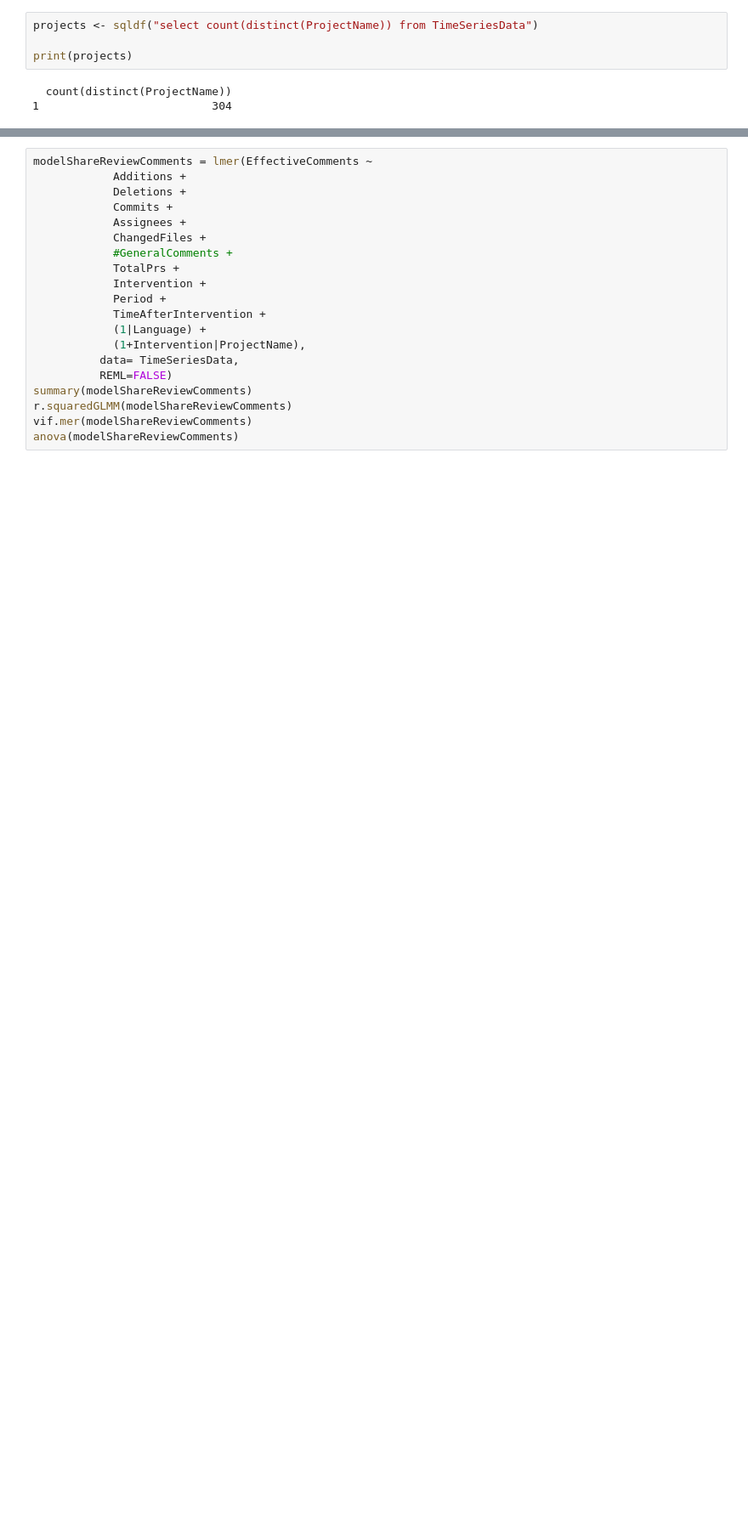
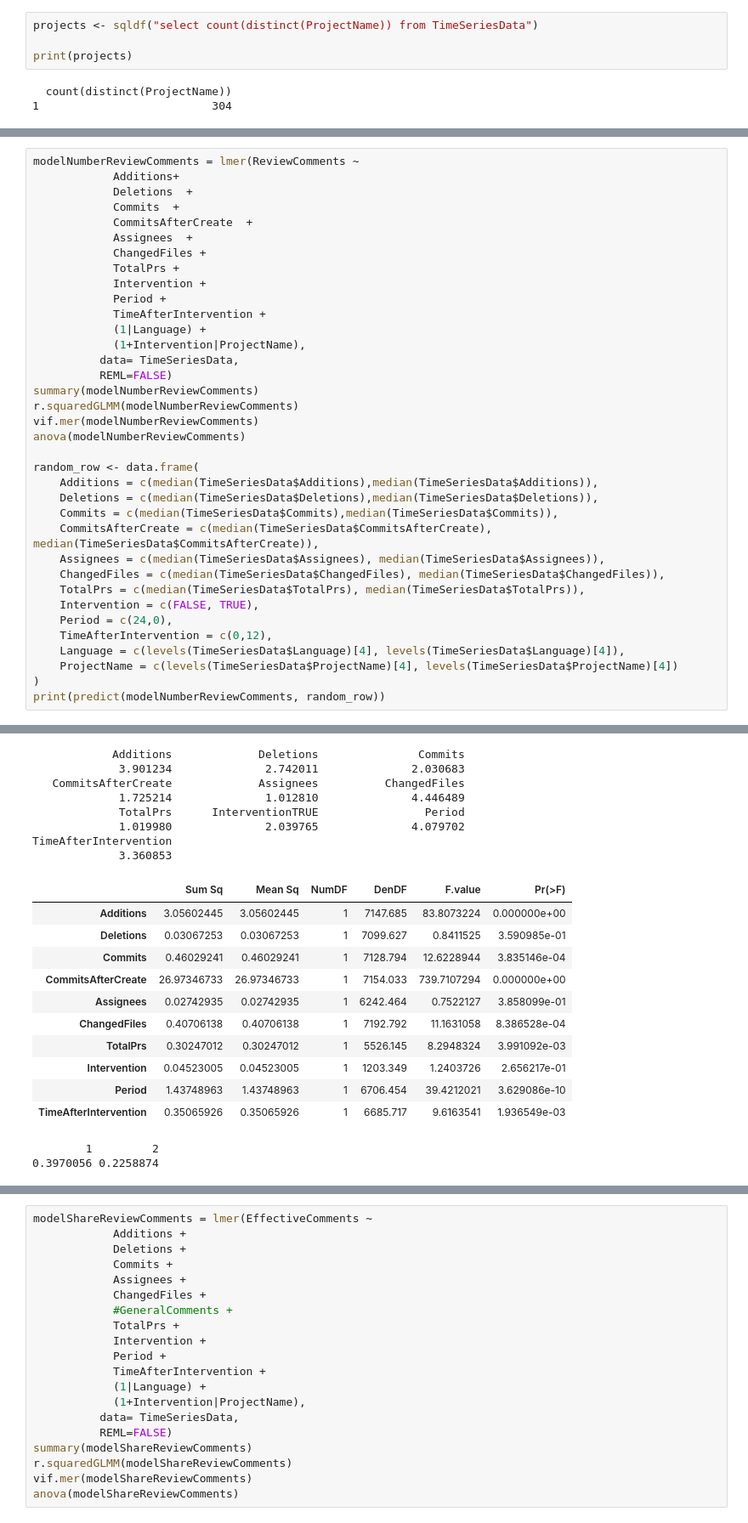
Before and after one commit to TheDutchDevil/code_reviews, a Jupyter notebook: analysis/time_series_models.ipynb, the cells around one changed output, grey strips where cells are left out. Shown: that part at 85% size. Saved outputs shown, nothing was run; the diff lists cells and outputs as text; blank space fills up the shorter version.

Commit message:
Periodic code update

```diff
--- a/analysis/time_series_models.ipynb
+++ b/analysis/time_series_models.ipynb
@@ -175,0 +119,37 @@ TmAftrIntrv  0.237 -0.006 -0.011 -0.018  0.036  0.022  0.029 -0.100 -0.708
+# %%
+modelNumberReviewComments = lmer(ReviewComments ~
+            Additions+
+            Deletions  +
+            Commits  +
+            CommitsAfterCreate  +
+            Assignees  +
+            ChangedFiles +
+            TotalPrs +
+            Intervention +
+            Period +
+            TimeAfterIntervention +
+            (1|Language) +
+            (1+Intervention|ProjectName),
+          data= TimeSeriesData,
+          REML=FALSE)
+summary(modelNumberReviewComments)
+r.squaredGLMM(modelNumberReviewComments)
+vif.mer(modelNumberReviewComments)
+anova(modelNumberReviewComments)
+
+random_row <- data.frame(
+    Additions = c(median(TimeSeriesData$Additions),median(TimeSeriesData$Additions)),
+    Deletions = c(median(TimeSeriesData$Deletions),median(TimeSeriesData$Deletions)),
+    Commits = c(median(TimeSeriesData$Commits),median(TimeSeriesData$Commits)),
+    CommitsAfterCreate = c(median(TimeSeriesData$CommitsAfterCreate), median(TimeSeriesData$CommitsAfterCreate)),
+    Assignees = c(median(TimeSeriesData$Assignees), median(TimeSeriesData$Assignees)),
+    ChangedFiles = c(median(TimeSeriesData$ChangedFiles), median(TimeSeriesData$ChangedFiles)),
+    TotalPrs = c(median(TimeSeriesData$TotalPrs), median(TimeSeriesData$TotalPrs)),
+    Intervention = c(FALSE, TRUE),
+    Period = c(24,0),
+    TimeAfterIntervention = c(0,12),
+    Language = c(levels(TimeSeriesData$Language)[4], levels(TimeSeriesData$Language)[4]),
+    ProjectName = c(levels(TimeSeriesData$ProjectName)[4], levels(TimeSeriesData$ProjectName)[4])
+)
+print(predict(modelNumberReviewComments, random_row))
+# %% [output]
@@ -175,0 +175,21 @@ TmAftrIntrv  0.237 -0.006 -0.011 -0.018  0.036  0.022  0.029 -0.100 -0.708
+            Additions             Deletions               Commits
+             3.901234              2.742011              2.030683
+   CommitsAfterCreate             Assignees          ChangedFiles
+             1.725214              1.012810              4.446489
+             TotalPrs      InterventionTRUE                Period
+             1.019980              2.039765              4.079702
+TimeAfterIntervention
+             3.360853
+|  | Sum Sq | Mean Sq | NumDF | DenDF | F.value | Pr(>F) |
+| Additions | 3.05602445 | 3.05602445 | 1 | 7147.685 | 83.8073224 | 0.000000e+00 |
+| Deletions | 0.03067253 | 0.03067253 | 1 | 7099.627 | 0.8411525 | 3.590985e-01 |
+| Commits | 0.46029241 | 0.46029241 | 1 | 7128.794 | 12.6228944 | 3.835146e-04 |
+| CommitsAfterCreate | 26.97346733 | 26.97346733 | 1 | 7154.033 | 739.7107294 | 0.000000e+00 |
+| Assignees | 0.02742935 | 0.02742935 | 1 | 6242.464 | 0.7522127 | 3.858099e-01 |
+| ChangedFiles | 0.40706138 | 0.40706138 | 1 | 7192.792 | 11.1631058 | 8.386528e-04 |
+| TotalPrs | 0.30247012 | 0.30247012 | 1 | 5526.145 | 8.2948324 | 3.991092e-03 |
+| Intervention | 0.04523005 | 0.04523005 | 1 | 1203.349 | 1.2403726 | 2.656217e-01 |
+| Period | 1.43748963 | 1.43748963 | 1 | 6706.454 | 39.4212021 | 3.629086e-10 |
+| TimeAfterIntervention | 0.35065926 | 0.35065926 | 1 | 6685.717 | 9.6163541 | 1.936549e-03 |
+        1         2
+0.3970056 0.2258874
```
Also changed, not shown: parts of 6 cells of this notebook, 6 other files.
